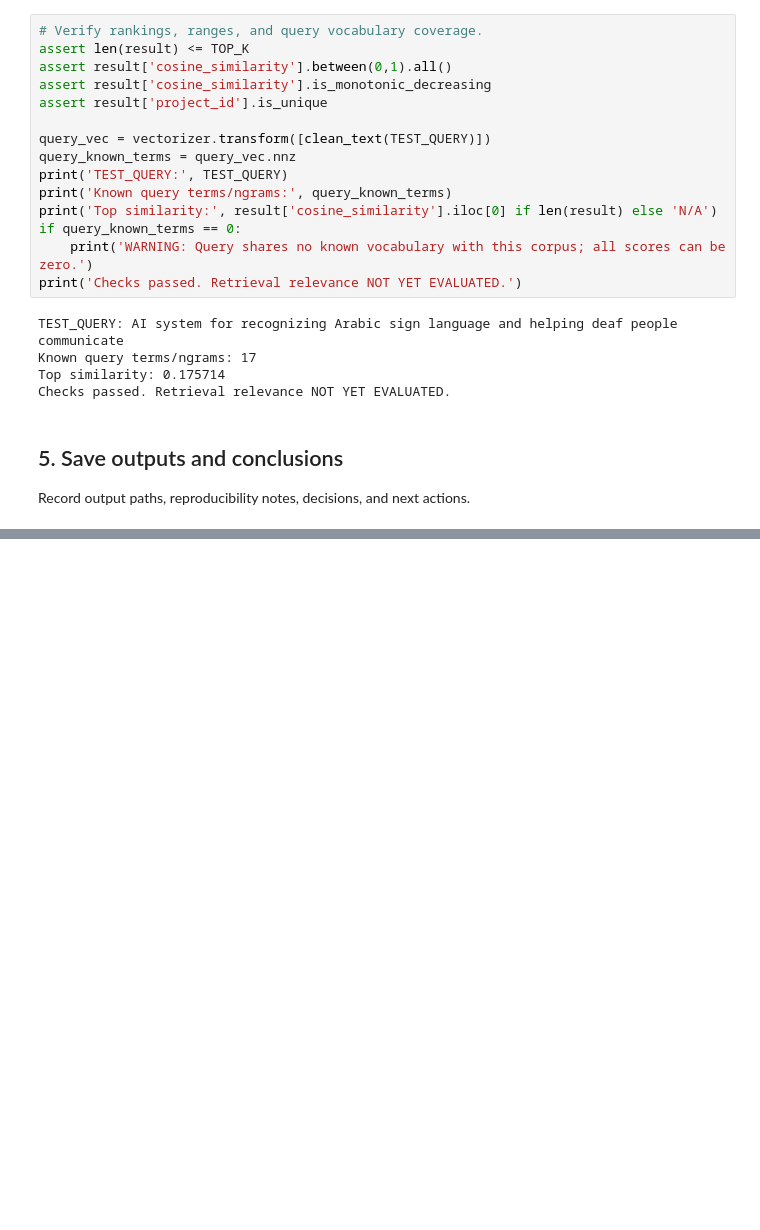
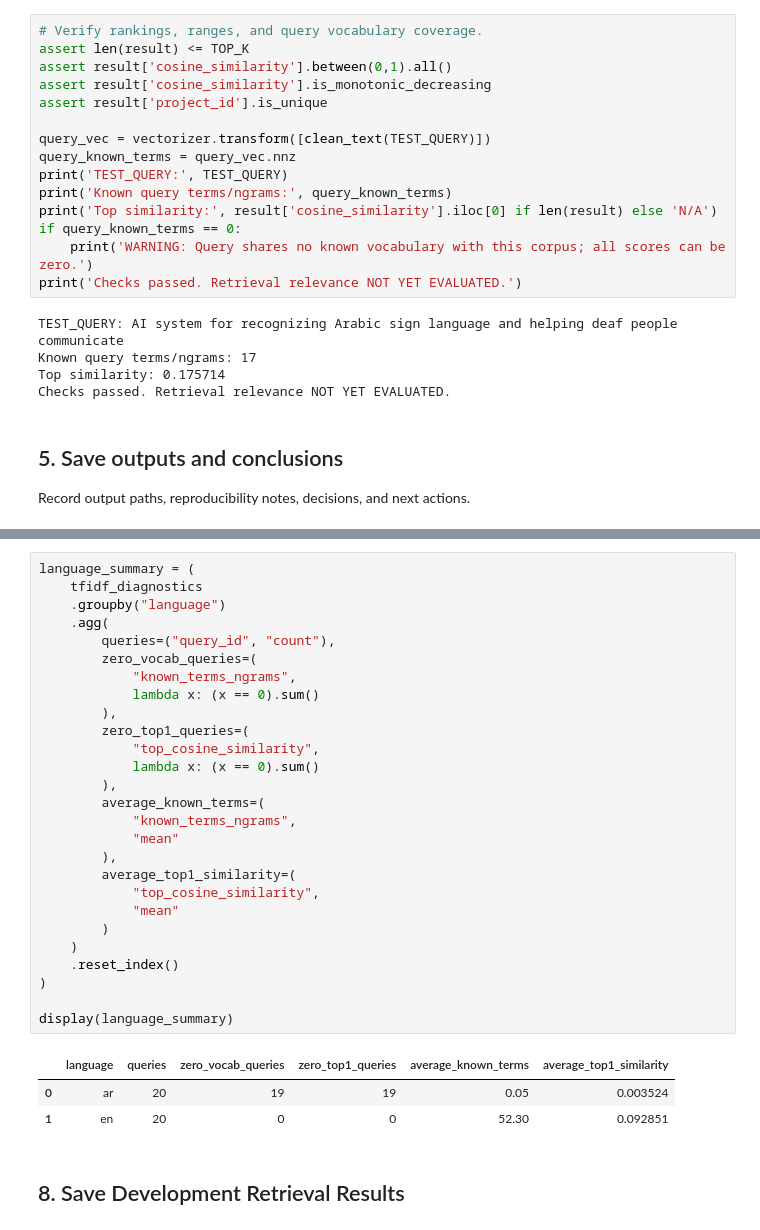
Before and after one commit to esrrahafase-crypto/Origin, a Jupyter notebook: notebooks/04_TFIDF_Baseline.ipynb, the cells around one changed output, grey strips where cells are left out. Cells and saved outputs as stored; diff of their text form; blank space fills up the shorter version.

```diff
--- a/notebooks/04_TFIDF_Baseline.ipynb
+++ b/notebooks/04_TFIDF_Baseline.ipynb
@@ -235,0 +508,33 @@ files.download(archive)
+# %%
+language_summary = (
+    tfidf_diagnostics
+    .groupby("language")
+    .agg(
+        queries=("query_id", "count"),
+        zero_vocab_queries=(
+            "known_terms_ngrams",
+            lambda x: (x == 0).sum()
+        ),
+        zero_top1_queries=(
+            "top_cosine_similarity",
+            lambda x: (x == 0).sum()
+        ),
+        average_known_terms=(
+            "known_terms_ngrams",
+            "mean"
+        ),
+        average_top1_similarity=(
+            "top_cosine_similarity",
+            "mean"
+        )
+    )
+    .reset_index()
+)
+
+display(language_summary)
+# %% [output]
+|  | language | queries | zero_vocab_queries | zero_top1_queries | average_known_terms | average_top1_similarity |
+| 0 | ar | 20 | 19 | 19 | 0.05 | 0.003524 |
+| 1 | en | 20 | 0 | 0 | 52.30 | 0.092851 |
+# %% [markdown]
+## 8. Save Development Retrieval Results
```
Also changed, not shown: parts of 12 cells of this notebook.
